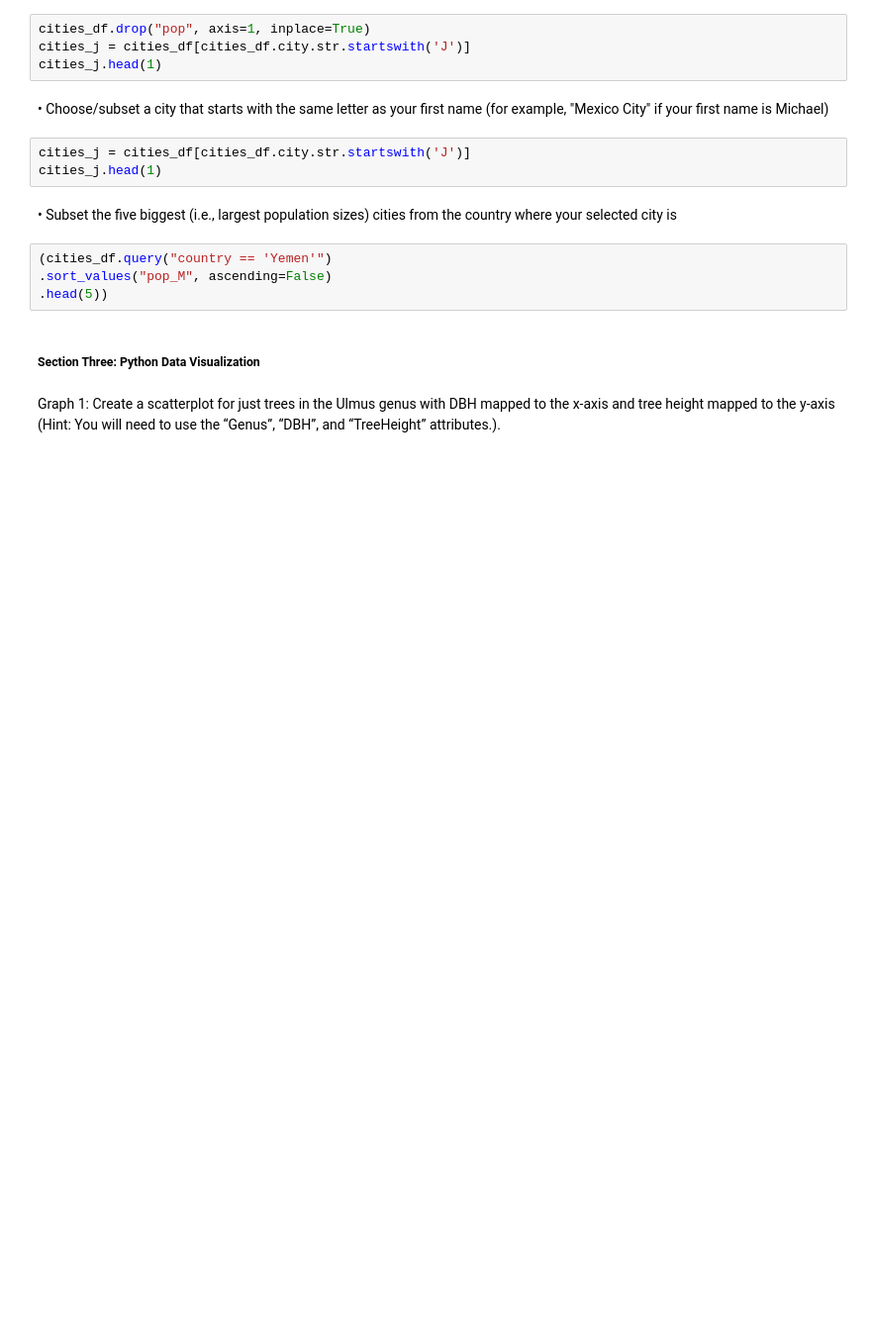
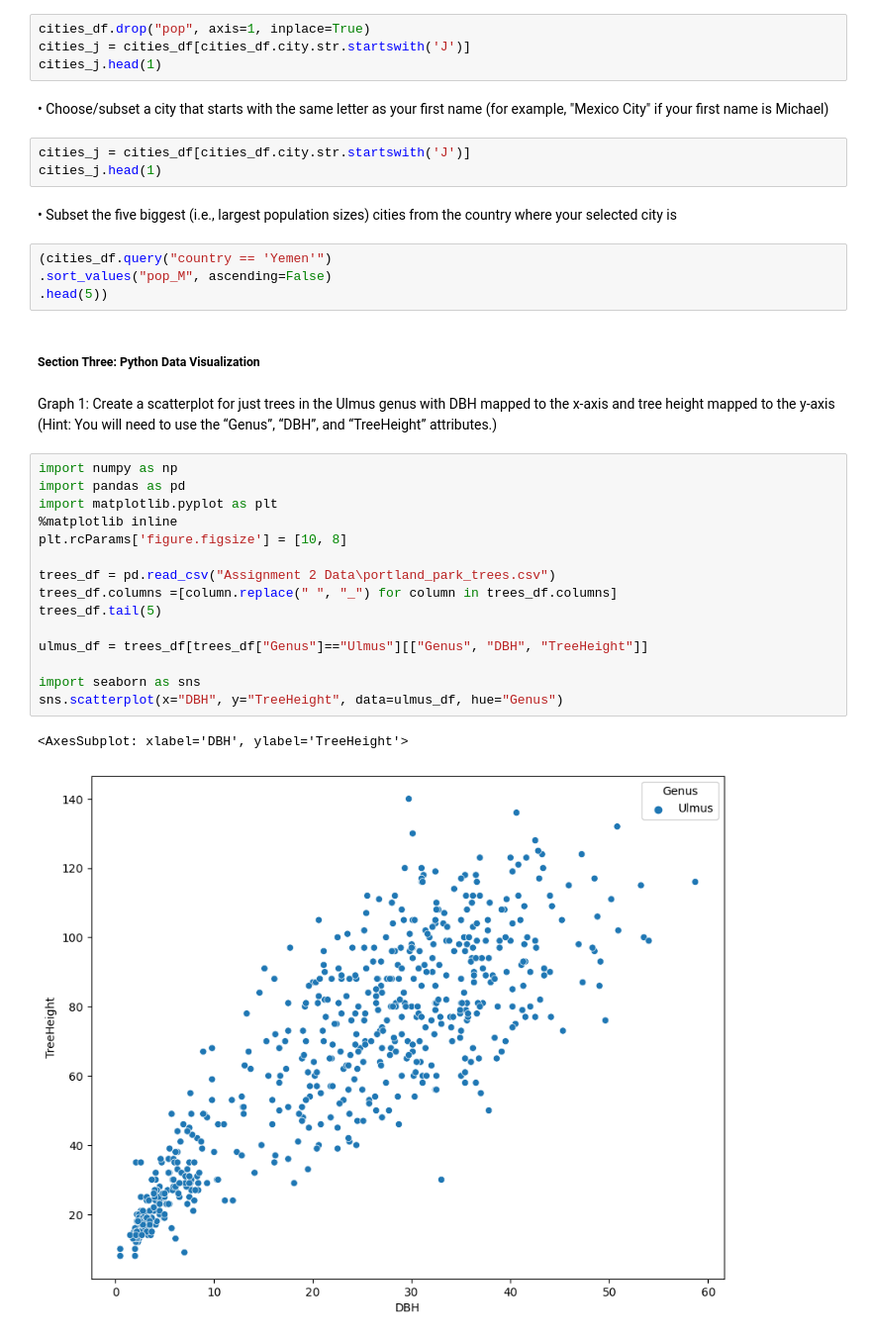
Before and after one commit to Jacktravers81/PY4SA23_Assignment, a Jupyter notebook: PY4SA_assignment.ipynb, the cells around one changed output. Shown at 99% size. Saved outputs shown, nothing was run; the diff lists cells and outputs as text; blank space fills up the shorter version.

```diff
--- a/PY4SA_assignment.ipynb
+++ b/PY4SA_assignment.ipynb
@@ -162,4 +162,22 @@ selected city is
 # %% [markdown]
 Graph 1: Create a scatterplot for just trees in the Ulmus genus with DBH mapped to the x-axis
 and tree height mapped to the y-axis (Hint: You will need to use the “Genus”, “DBH”, and
-“TreeHeight” attributes.).
+“TreeHeight” attributes.)
+# %%
+import numpy as np
+import pandas as pd
+import matplotlib.pyplot as plt
+%matplotlib inline
+plt.rcParams['figure.figsize'] = [10, 8]
+
+trees_df = pd.read_csv("Assignment 2 Data\portland_park_trees.csv")
+trees_df.columns =[column.replace(" ", "_") for column in trees_df.columns]
+trees_df.tail(5)
+
+ulmus_df = trees_df[trees_df["Genus"]=="Ulmus"][["Genus", "DBH", "TreeHeight"]]
+
+import seaborn as sns
+sns.scatterplot(x="DBH", y="TreeHeight", data=ulmus_df, hue="Genus")
+# %% [output]
+<AxesSubplot: xlabel='DBH', ylabel='TreeHeight'>
+[figure, added]
```
Also changed, not shown: parts of 8 cells of this notebook.
